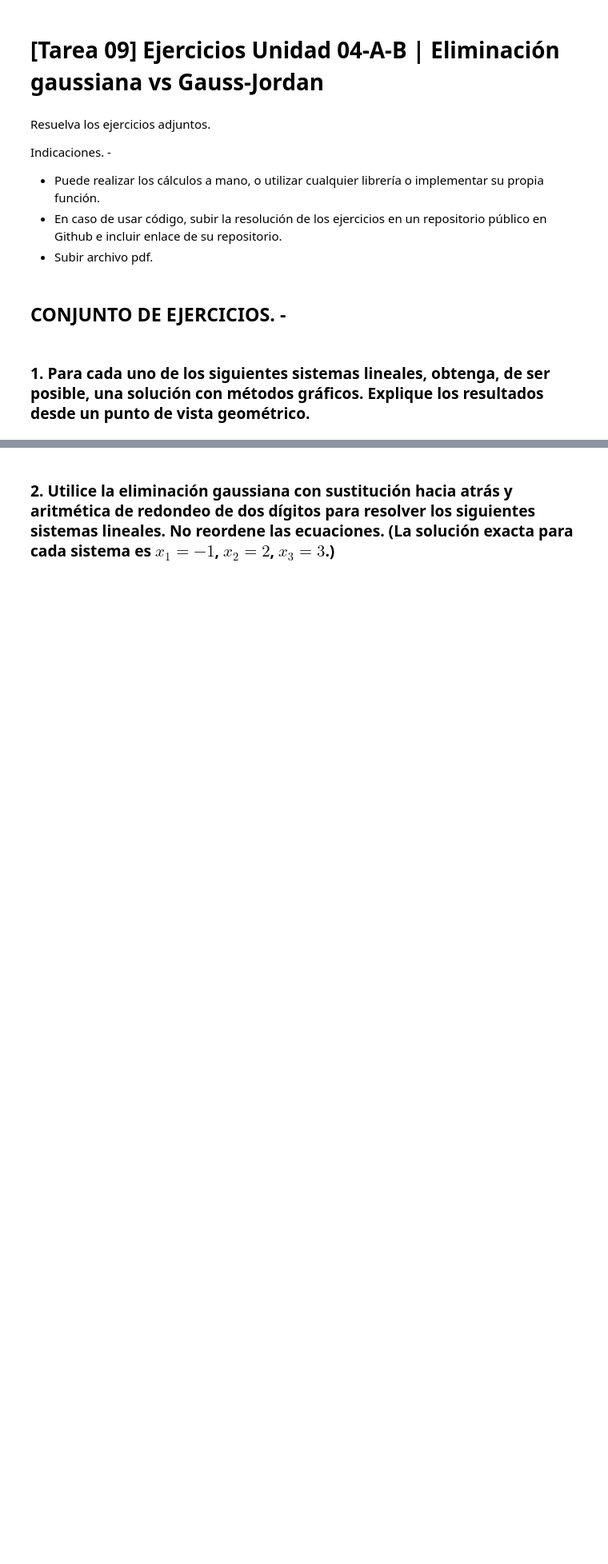
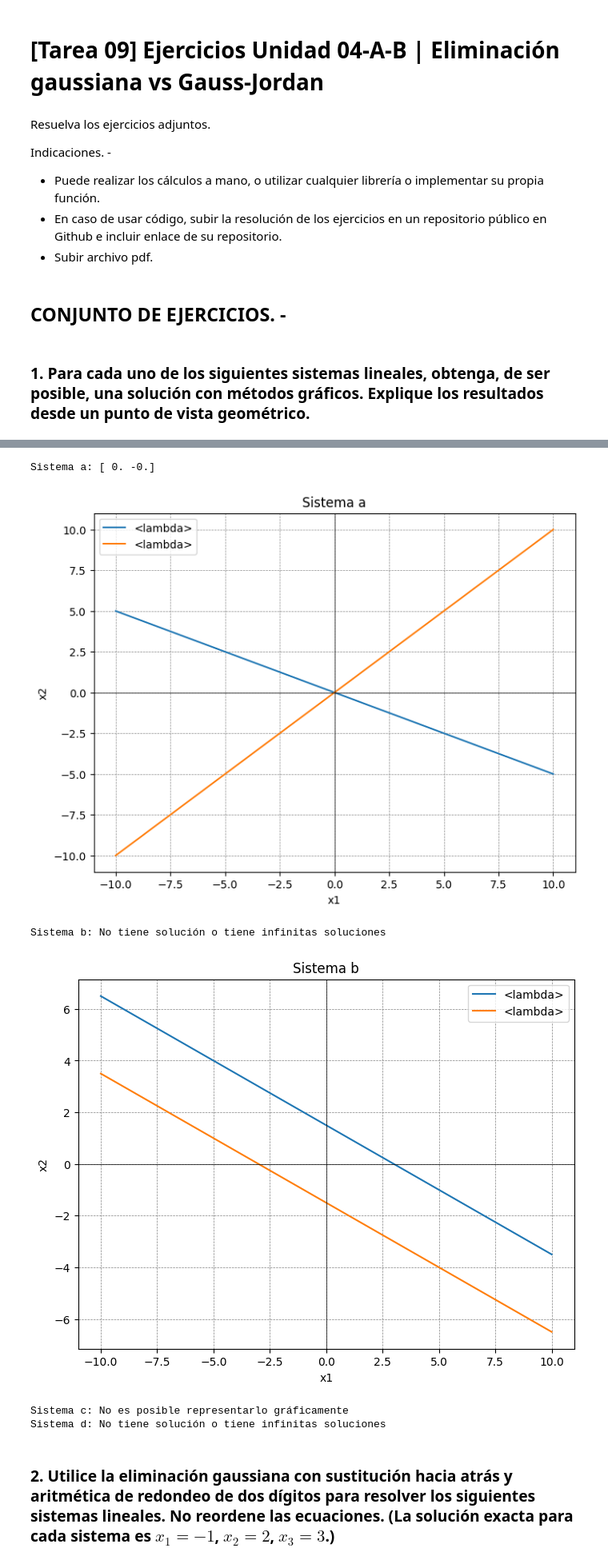
Before and after one commit to freddy1604/RepositorioDeMetodosNumericos, a Jupyter notebook: [Tarea 09] Ejercicios Unidad 04-A-B, Eliminación gaussiana vs Gauss-Jordan/[Tarea 09] Ejercicios Unidad 04-A-B Eliminación gaussiana vs Gauss-Jordan.ipynb, the cells around one changed output, grey strips where cells are left out. Shown at 80% size. Saved outputs shown, nothing was run; the diff lists cells and outputs as text; code cells hidden in the pictures; blank space fills up the shorter version.

```diff
--- a/[Tarea 09] Ejercicios Unidad 04-A-B, Eliminación gaussiana vs Gauss-Jordan/[Tarea 09] Ejercicios Unidad 04-A-B Eliminación gaussiana vs Gauss-Jordan.ipynb
+++ b/[Tarea 09] Ejercicios Unidad 04-A-B, Eliminación gaussiana vs Gauss-Jordan/[Tarea 09] Ejercicios Unidad 04-A-B Eliminación gaussiana vs Gauss-Jordan.ipynb
@@ -22,6 +22,81 @@ Indicaciones. -
 ### 1. Para cada uno de los siguientes sistemas lineales, obtenga, de ser posible, una solución con métodos gráficos. Explique los resultados desde un punto de vista geométrico.
 # %% [markdown]
 ![](imagen1.png)
+# %%
+import numpy as np
+import matplotlib.pyplot as plt
+
+def solve_and_plot_system(title, equations, x_range):
+    x = np.linspace(x_range[0], x_range[1], 400)
+
+    plt.figure(figsize=(8, 6))
+    for eq in equations:
+        plt.plot(x, eq(x), label=f"{eq.__name__}")
+
+    plt.title(title)
+    plt.xlabel('x1')
+    plt.ylabel('x2')
+    plt.axhline(0, color='black',linewidth=0.5)
+    plt.axvline(0, color='black',linewidth=0.5)
+    plt.grid(color = 'gray', linestyle = '--', linewidth = 0.5)
+    plt.legend()
+    plt.show()
+
+def solve_linear_system(coefficients, constants):
+
+    A = np.array(coefficients)
+    b = np.array(constants)
+    try:
+        solution = np.linalg.solve(A, b)
+        return solution
+    except np.linalg.LinAlgError:
+        return "No tiene solución o tiene infinitas soluciones"
+
+# Definición de los sistemas
+def main():
+    # Sistema a
+    coefficients_a = [[1, 2], [1, -1]]
+    constants_a = [0, 0]
+    solution_a = solve_linear_system(coefficients_a, constants_a)
+    print("Sistema a:", solution_a)
+
+    solve_and_plot_system(
+        "Sistema a",
+        [lambda x: -0.5 * x, lambda x: x],
+        [-10, 10]
+    )
+
+    # Sistema b
+    coefficients_b = [[1, 2], [-2, -4]]
+    constants_b = [3, 6]
+    solution_b = solve_linear_system(coefficients_b, constants_b)
+    print("Sistema b:", solution_b)
+
+    solve_and_plot_system(
+        "Sistema b",
+        [lambda x: 1.5 - 0.5 * x, lambda x: -1.5 - 0.5 * x],
+        [-10, 10]
+    )
+    # Sistema c
+    coefficients_c = [[2, 1], [1, 1], [1, -3]]
+    constants_c = [-1, 2, 5]
+    print("Sistema c: No es posible representarlo gráficamente")
+
+    # Sistema d
+    coefficients_d = [[2, 1, 1], [2, 4, -1]]
+    constants_d = [1, -1]
+    solution_d = solve_linear_system(coefficients_d, constants_d)
+    print("Sistema d:", solution_d)
+
+if __name__ == "__main__":
+    main()
+# %% [output]
+Sistema a: [ 0. -0.]
+[figure, added]
+Sistema b: No tiene solución o tiene infinitas soluciones
+[figure, added]
+Sistema c: No es posible representarlo gráficamente
+Sistema d: No tiene solución o tiene infinitas soluciones
 # %% [markdown]
 ### 2. Utilice la eliminación gaussiana con sustitución hacia atrás y aritmética de redondeo de dos dígitos para resolver los siguientes sistemas lineales. No reordene las ecuaciones. (La solución exacta para cada sistema es $x_1=-1$, $x_2=2$, $x_3=3$.)
 # %% [markdown]
```
Also changed, not shown: parts of 9 cells of this notebook.
